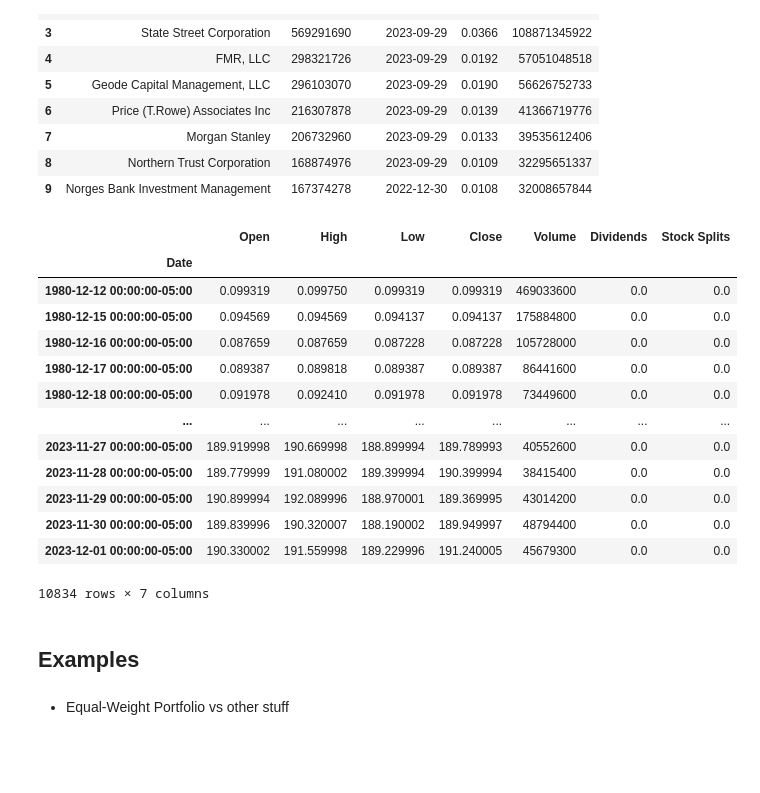
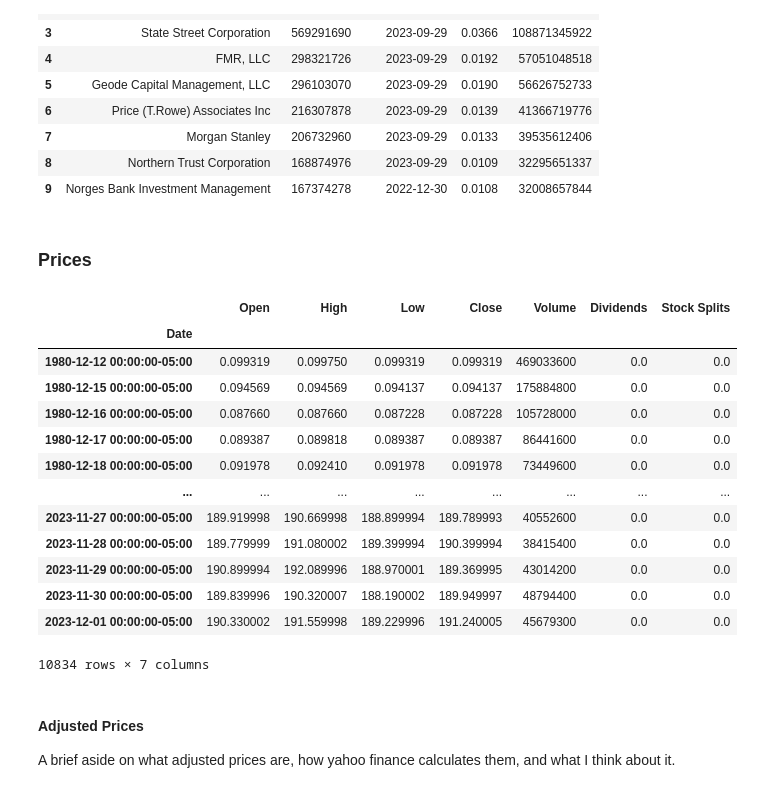
Before and after one commit to Brandt-moreThan4/Blog, a Jupyter notebook: _sources/content/3_yf_overview.ipynb, the cells around one changed output. Saved outputs shown, nothing was run; the diff lists cells and outputs as text; code cells hidden in the pictures; blank space fills up the shorter version.

```diff
--- a/_sources/content/3_yf_overview.ipynb
+++ b/_sources/content/3_yf_overview.ipynb
@@ -310,15 +349,18 @@ aapl.institutional_holders
 | 7 | Morgan Stanley | 206732960 | 2023-09-29 | 0.0133 | 39535612406 |
 | 8 | Northern Trust Corporation | 168874976 | 2023-09-29 | 0.0109 | 32295651337 |
 | 9 | Norges Bank Investment Management | 167374278 | 2022-12-30 | 0.0108 | 32008657844 |
+# %% [markdown]
+### Prices
 # %%
 # Show how the adjusted close price is calculated
-aapl.history(period="max")
+history_df = aapl.history(period="max")
+history_df
 # %% [output]
 |  | Open | High | Low | Close | Volume | Dividends | Stock Splits |
 | Date |  |  |  |  |  |  |  |
 | 1980-12-12 00:00:00-05:00 | 0.099319 | 0.099750 | 0.099319 | 0.099319 | 469033600 | 0.0 | 0.0 |
 | 1980-12-15 00:00:00-05:00 | 0.094569 | 0.094569 | 0.094137 | 0.094137 | 175884800 | 0.0 | 0.0 |
-| 1980-12-16 00:00:00-05:00 | 0.087659 | 0.087659 | 0.087228 | 0.087228 | 105728000 | 0.0 | 0.0 |
+| 1980-12-16 00:00:00-05:00 | 0.087660 | 0.087660 | 0.087228 | 0.087228 | 105728000 | 0.0 | 0.0 |
 | 1980-12-17 00:00:00-05:00 | 0.089387 | 0.089818 | 0.089387 | 0.089387 | 86441600 | 0.0 | 0.0 |
 | 1980-12-18 00:00:00-05:00 | 0.091978 | 0.092410 | 0.091978 | 0.091978 | 73449600 | 0.0 | 0.0 |
 | ... | ... | ... | ... | ... | ... | ... | ... |
@@ -328,7 +370,7 @@ aapl.history(period="max")
 | 2023-11-30 00:00:00-05:00 | 189.839996 | 190.320007 | 188.190002 | 189.949997 | 48794400 | 0.0 | 0.0 |
 | 2023-12-01 00:00:00-05:00 | 190.330002 | 191.559998 | 189.229996 | 191.240005 | 45679300 | 0.0 | 0.0 |
 10834 rows × 7 columns
-# %% [markdown]
-## Examples
-# %% [markdown]
-* Equal-Weight Portfolio vs other stuff
+# %% [markdown]
+#### Adjusted Prices
+
+A brief aside on what adjusted prices are, how yahoo finance calculates them, and what I think about it.
```
Also changed, not shown: parts of 35 cells of this notebook, 4 other files.
